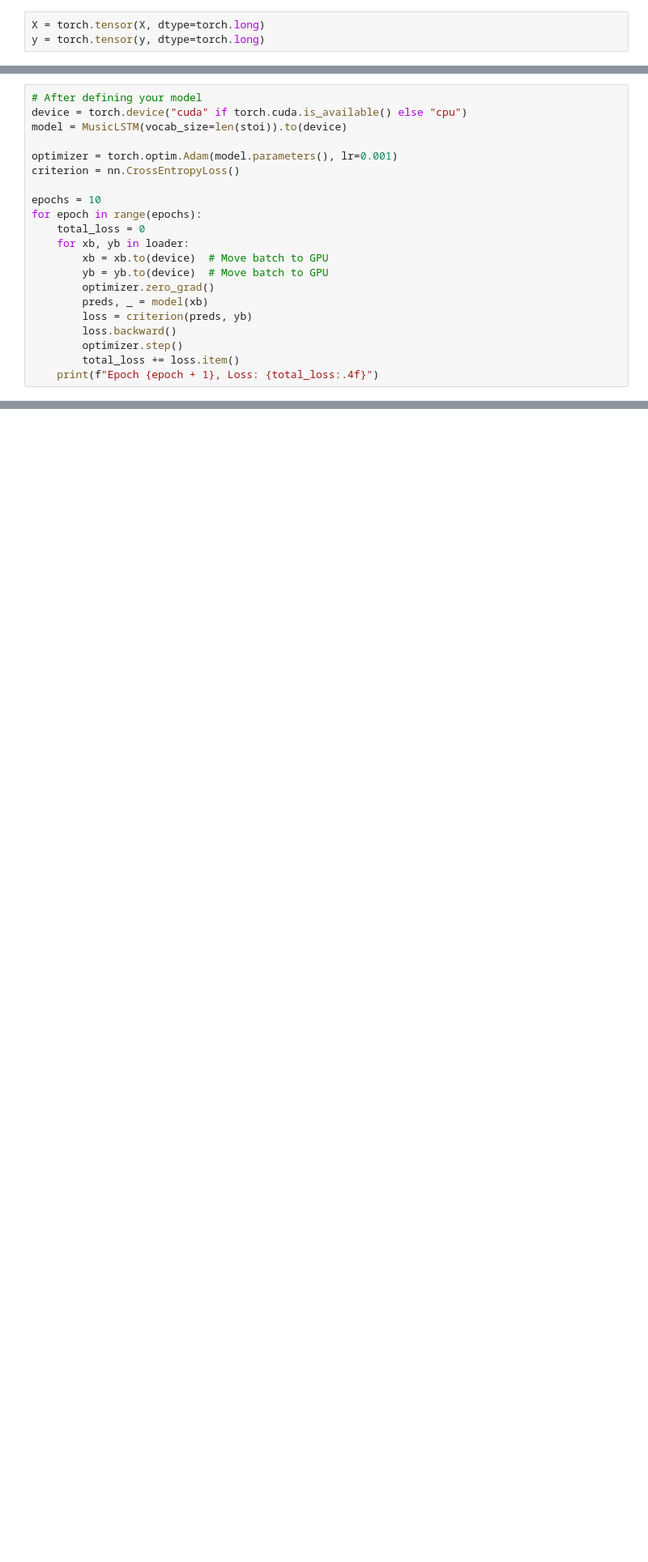
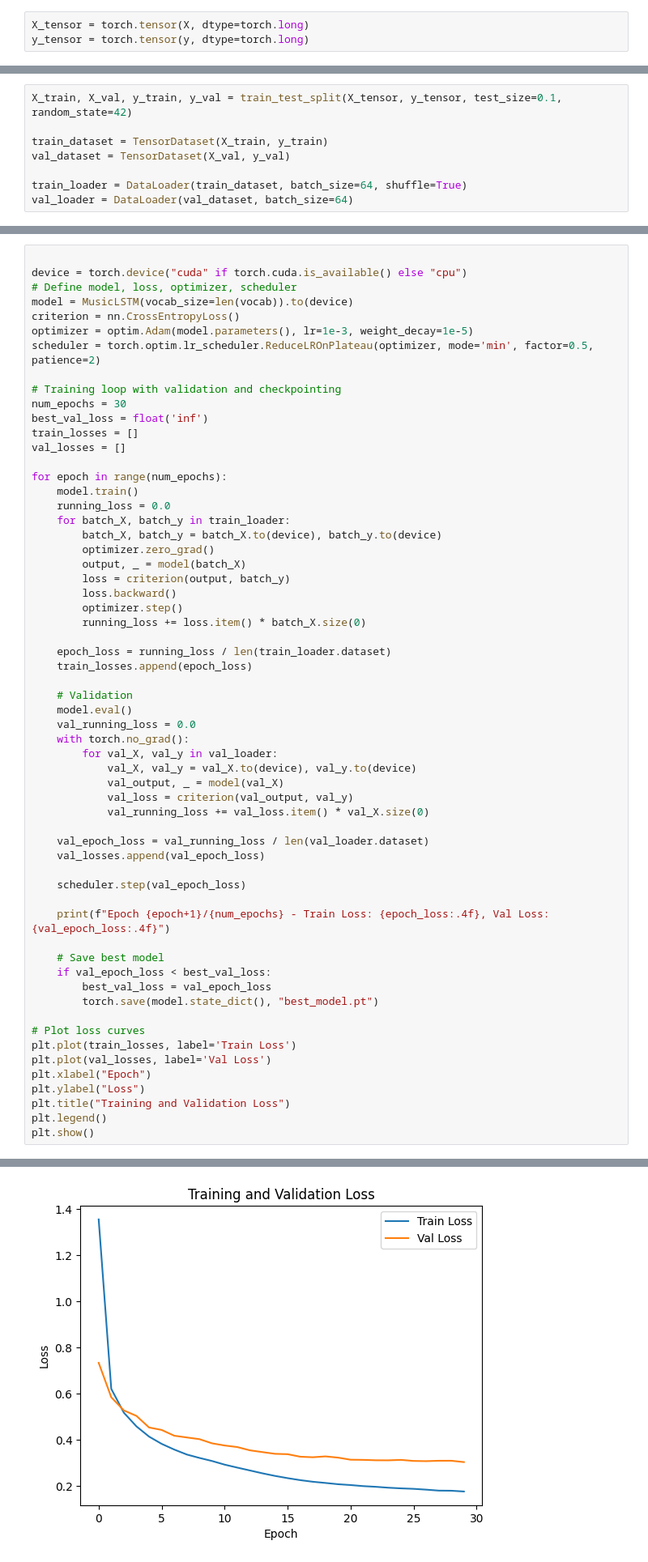
Before and after one commit to AndrewRobinson324/Music-Jam-AI, a Jupyter notebook: code/train_model.ipynb, the cells around one changed output, grey strips where cells are left out. Shown at 81% size. Drawn from its saved outputs; the diff is of its cells as text; blank space fills up the shorter version.

```diff
--- a/code/train_model.ipynb
+++ b/code/train_model.ipynb
@@ -79,5 +81,5 @@ True
 1
 NVIDIA GeForce RTX 2060 SUPER
 # %%
-X = torch.tensor(X, dtype=torch.long)
-y = torch.tensor(y, dtype=torch.long)
+X_tensor = torch.tensor(X, dtype=torch.long)
+y_tensor = torch.tensor(y, dtype=torch.long)
@@ -89,3 +86,11 @@ loader = DataLoader(dataset, batch_size=batch_size, shuffle=True)
+# %%
+X_train, X_val, y_train, y_val = train_test_split(X_tensor, y_tensor, test_size=0.1, random_state=42)
+
+train_dataset = TensorDataset(X_train, y_train)
+val_dataset = TensorDataset(X_val, y_val)
+
+train_loader = DataLoader(train_dataset, batch_size=64, shuffle=True)
+val_loader = DataLoader(val_dataset, batch_size=64)
 # %%
 class MusicLSTM(nn.Module):
     def __init__(self, vocab_size, embed_dim=256, hidden_dim=512, num_layers=2):
@@ -101,23 +106,62 @@ class MusicLSTM(nn.Module):
         return out, hidden
 # %%
-# After defining your model
+
 device = torch.device("cuda" if torch.cuda.is_available() else "cpu")
-model = MusicLSTM(vocab_size=len(stoi)).to(device)
+# Define model, loss, optimizer, scheduler
+model = MusicLSTM(vocab_size=len(vocab)).to(device)
+criterion = nn.CrossEntropyLoss()
+optimizer = optim.Adam(model.parameters(), lr=1e-3, weight_decay=1e-5)
+scheduler = torch.optim.lr_scheduler.ReduceLROnPlateau(optimizer, mode='min', factor=0.5, patience=2)
 
-optimizer = torch.optim.Adam(model.parameters(), lr=0.001)
-criterion = nn.CrossEntropyLoss()
+# Training loop with validation and checkpointing
+num_epochs = 30
+best_val_loss = float('inf')
+train_losses = []
+val_losses = []
 
-epochs = 10
-for epoch in range(epochs):
-    total_loss = 0
-    for xb, yb in loader:
-        xb = xb.to(device)  # Move batch to GPU
-        yb = yb.to(device)  # Move batch to GPU
+for epoch in range(num_epochs):
+    model.train()
+    running_loss = 0.0
+    for batch_X, batch_y in train_loader:
+        batch_X, batch_y = batch_X.to(device), batch_y.to(device)
         optimizer.zero_grad()
-        preds, _ = model(xb)
-        loss = criterion(preds, yb)
+        output, _ = model(batch_X)
+        loss = criterion(output, batch_y)
         loss.backward()
         optimizer.step()
-        total_loss += loss.item()
-    print(f"Epoch {epoch + 1}, Loss: {total_loss:.4f}")
+        running_loss += loss.item() * batch_X.size(0)
+
+    epoch_loss = running_loss / len(train_loader.dataset)
+    train_losses.append(epoch_loss)
+
+    # Validation
+    model.eval()
+    val_running_loss = 0.0
+    with torch.no_grad():
+        for val_X, val_y in val_loader:
+            val_X, val_y = val_X.to(device), val_y.to(device)
+            val_output, _ = model(val_X)
+            val_loss = criterion(val_output, val_y)
+            val_running_loss += val_loss.item() * val_X.size(0)
+
+    val_epoch_loss = val_running_loss / len(val_loader.dataset)
+    val_losses.append(val_epoch_loss)
+
+    scheduler.step(val_epoch_loss)
+
+    print(f"Epoch {epoch+1}/{num_epochs} - Train Loss: {epoch_loss:.4f}, Val Loss: {val_epoch_loss:.4f}")
+
+    # Save best model
+    if val_epoch_loss < best_val_loss:
+        best_val_loss = val_epoch_loss
+        torch.save(model.state_dict(), "best_model.pt")
+
+# Plot loss curves
+plt.plot(train_losses, label='Train Loss')
+plt.plot(val_losses, label='Val Loss')
+plt.xlabel("Epoch")
+plt.ylabel("Loss")
+plt.title("Training and Validation Loss")
+plt.legend()
+plt.show()
 # %% [output]
@@ -134,3 +185,4 @@ Epoch 10, Loss: 2849.3381
+[figure, added]
 # %%
 # save the model
 model_path = project_root / "music_lstm_model.pth"
```
Also changed, not shown: parts of 11 cells of this notebook, 11 other files.
